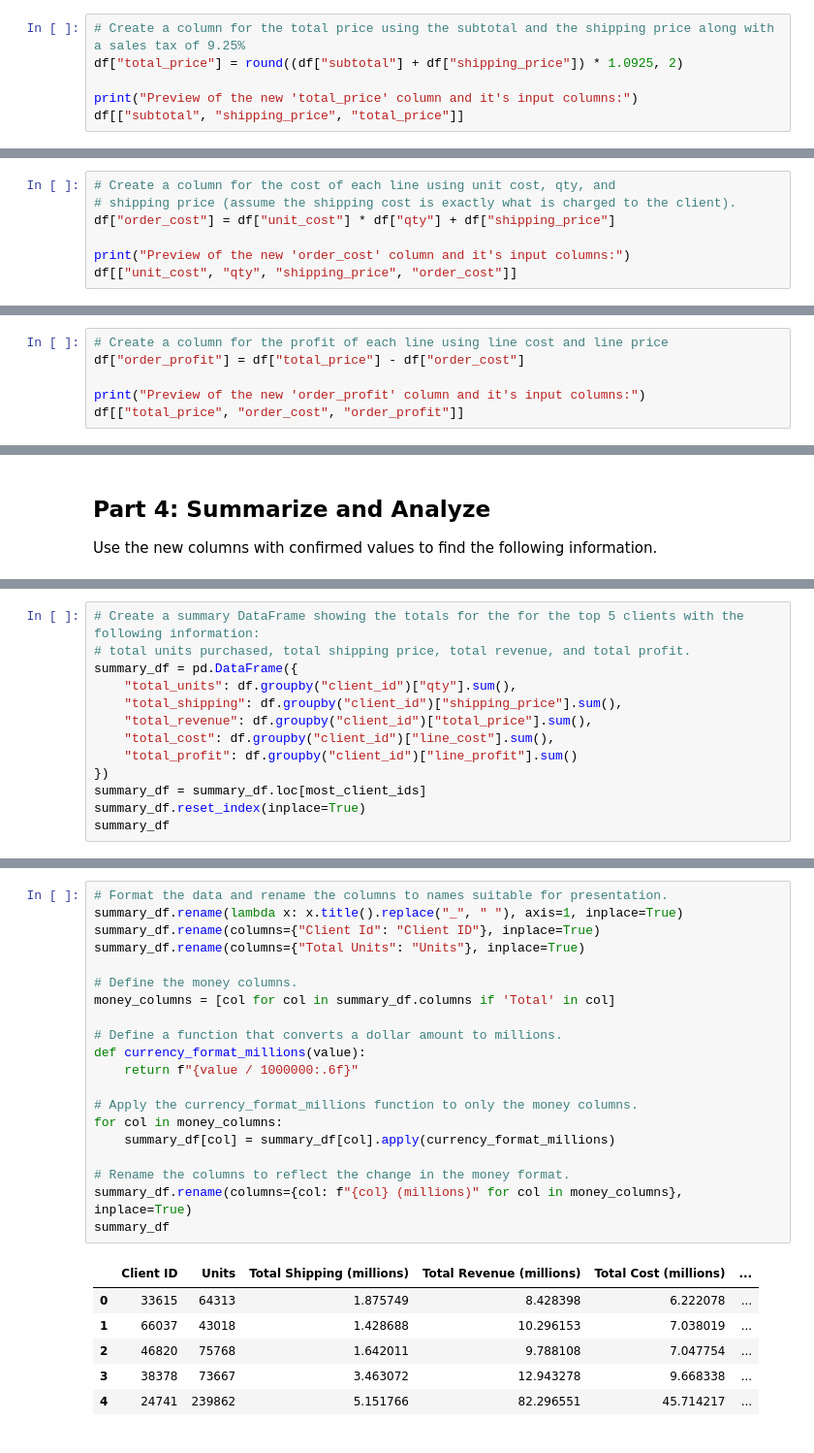
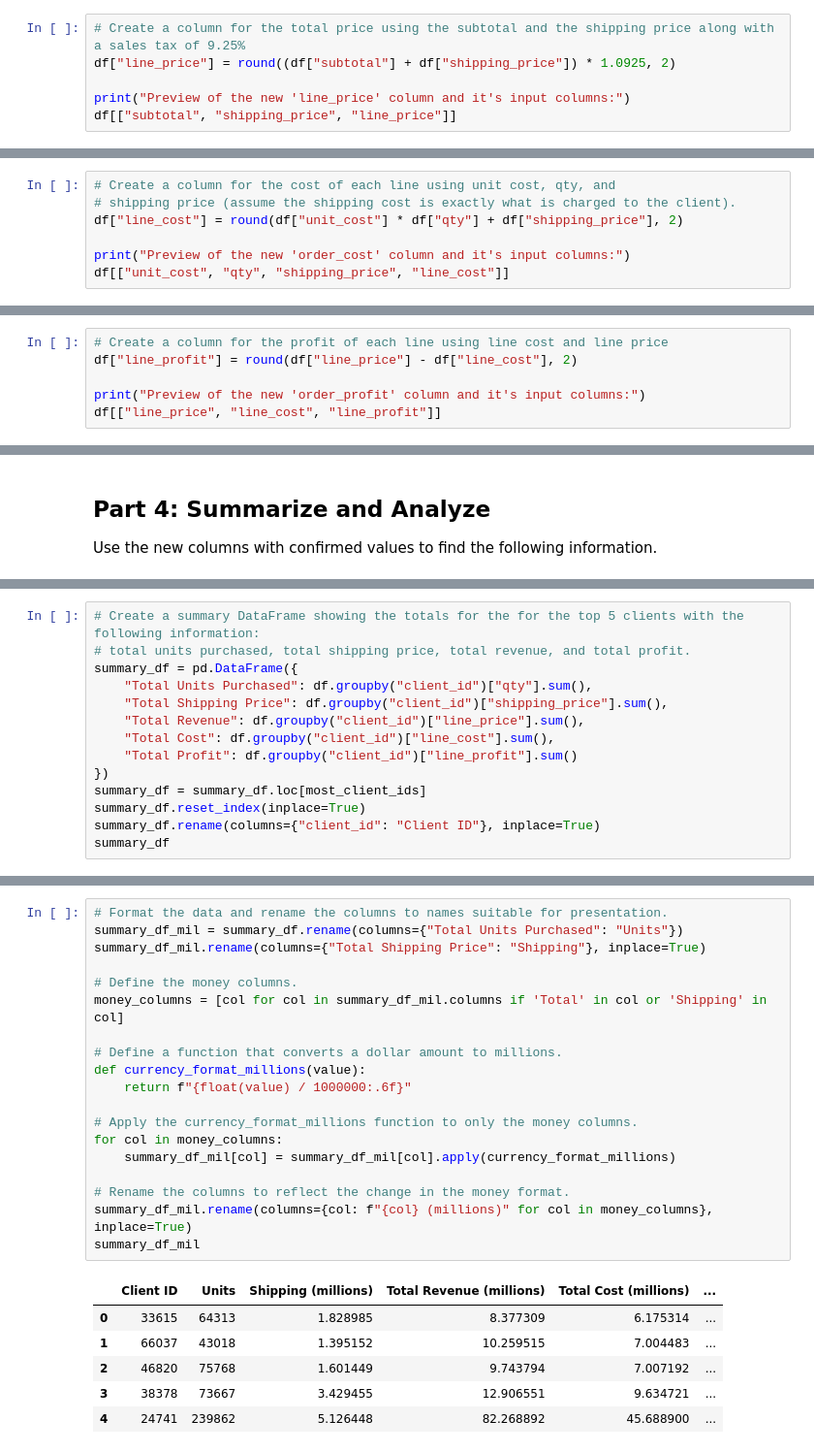
Before and after one commit to Ed-Lovera/pandas-challenge-1, a Jupyter notebook: wholesale_data_analysis_starter_code.ipynb, the cells around one changed output, grey strips where cells are left out. Shown at 97% size. Drawn from its saved outputs; the diff is of its cells as text.

```diff
--- a/wholesale_data_analysis_starter_code.ipynb
+++ b/wholesale_data_analysis_starter_code.ipynb
@@ -187,8 +187,8 @@ Preview of the new columns and their input columns:
 ### Create a column for the total price using the subtotal and the shipping price along with a sales tax of 9.25%. (6 points)
 # %%
 # Create a column for the total price using the subtotal and the shipping price along with a sales tax of 9.25%
-df["total_price"] = round((df["subtotal"] + df["shipping_price"]) * 1.0925, 2)
+df["line_price"] = round((df["subtotal"] + df["shipping_price"]) * 1.0925, 2)
 
-print("Preview of the new 'total_price' column and it's input columns:")
-df[["subtotal", "shipping_price", "total_price"]]
+print("Preview of the new 'line_price' column and it's input columns:")
+df[["subtotal", "shipping_price", "line_price"]]
 # %% [output]
@@ -212,9 +212,9 @@ Preview of the new 'total_price' column and it's input columns:
 # %%
 # Create a column for the cost of each line using unit cost, qty, and
 # shipping price (assume the shipping cost is exactly what is charged to the client).
-df["order_cost"] = df["unit_cost"] * df["qty"] + df["shipping_price"]
+df["line_cost"] = round(df["unit_cost"] * df["qty"] + df["shipping_price"], 2)
 
 print("Preview of the new 'order_cost' column and it's input columns:")
-df[["unit_cost", "qty", "shipping_price", "order_cost"]]
+df[["unit_cost", "qty", "shipping_price", "line_cost"]]
 # %% [output]
 Preview of the new 'order_cost' column and it's input columns:
@@ -236,9 +236,9 @@ Preview of the new 'order_cost' column and it's input columns:
 ### Create a column for the profit of each line using line cost and line price. (6 points)
 # %%
 # Create a column for the profit of each line using line cost and line price
-df["order_profit"] = df["total_price"] - df["order_cost"]
+df["line_profit"] = round(df["line_price"] - df["line_cost"], 2)
 
 print("Preview of the new 'order_profit' column and it's input columns:")
-df[["total_price", "order_cost", "order_profit"]]
+df[["line_price", "line_cost", "line_profit"]]
 # %% [output]
 Preview of the new 'order_profit' column and it's input columns:
@@ -295,13 +302,14 @@ Client 24741 total: 82296551.30
 # Create a summary DataFrame showing the totals for the for the top 5 clients with the following information:
 # total units purchased, total shipping price, total revenue, and total profit.
 summary_df = pd.DataFrame({
-    "total_units": df.groupby("client_id")["qty"].sum(),
-    "total_shipping": df.groupby("client_id")["shipping_price"].sum(),
-    "total_revenue": df.groupby("client_id")["total_price"].sum(),
-    "total_cost": df.groupby("client_id")["line_cost"].sum(),
-    "total_profit": df.groupby("client_id")["line_profit"].sum()
+    "Total Units Purchased": df.groupby("client_id")["qty"].sum(),
+    "Total Shipping Price": df.groupby("client_id")["shipping_price"].sum(),
+    "Total Revenue": df.groupby("client_id")["line_price"].sum(),
+    "Total Cost": df.groupby("client_id")["line_cost"].sum(),
+    "Total Profit": df.groupby("client_id")["line_profit"].sum()
 })
 summary_df = summary_df.loc[most_client_ids]
 summary_df.reset_index(inplace=True)
+summary_df.rename(columns={"client_id": "Client ID"}, inplace=True)
 summary_df
 # %% [output]
@@ -314,29 +325,28 @@ summary_df
 # %%
 # Format the data and rename the columns to names suitable for presentation.
-summary_df.rename(lambda x: x.title().replace("_", " "), axis=1, inplace=True)
-summary_df.rename(columns={"Client Id": "Client ID"}, inplace=True)
-summary_df.rename(columns={"Total Units": "Units"}, inplace=True)
+summary_df_mil = summary_df.rename(columns={"Total Units Purchased": "Units"})
+summary_df_mil.rename(columns={"Total Shipping Price": "Shipping"}, inplace=True)
 
 # Define the money columns.
-money_columns = [col for col in summary_df.columns if 'Total' in col]
+money_columns = [col for col in summary_df_mil.columns if 'Total' in col or 'Shipping' in col]
 
 # Define a function that converts a dollar amount to millions.
 def currency_format_millions(value):
-    return f"{value / 1000000:.6f}"
+    return f"{float(value) / 1000000:.6f}"
 
 # Apply the currency_format_millions function to only the money columns.
 for col in money_columns:
-    summary_df[col] = summary_df[col].apply(currency_format_millions)
+    summary_df_mil[col] = summary_df_mil[col].apply(currency_format_millions)
 
 # Rename the columns to reflect the change in the money format.
-summary_df.rename(columns={col: f"{col} (millions)" for col in money_columns}, inplace=True)
-summary_df
+summary_df_mil.rename(columns={col: f"{col} (millions)" for col in money_columns}, inplace=True)
+summary_df_mil
 # %% [output]
-|  | Client ID | Units | Total Shipping (millions) | Total Revenue (millions) | Total Cost (millions) | ... |
-| 0 | 33615 | 64313 | 1.875749 | 8.428398 | 6.222078 | ... |
-| 1 | 66037 | 43018 | 1.428688 | 10.296153 | 7.038019 | ... |
-| 2 | 46820 | 75768 | 1.642011 | 9.788108 | 7.047754 | ... |
-| 3 | 38378 | 73667 | 3.463072 | 12.943278 | 9.668338 | ... |
-| 4 | 24741 | 239862 | 5.151766 | 82.296551 | 45.714217 | ... |
+|  | Client ID | Units | Shipping (millions) | Total Revenue (millions) | Total Cost (millions) | ... |
+| 0 | 33615 | 64313 | 1.828985 | 8.377309 | 6.175314 | ... |
+| 1 | 66037 | 43018 | 1.395152 | 10.259515 | 7.004483 | ... |
+| 2 | 46820 | 75768 | 1.601449 | 9.743794 | 7.007192 | ... |
+| 3 | 38378 | 73667 | 3.429455 | 12.906551 | 9.634721 | ... |
+| 4 | 24741 | 239862 | 5.126448 | 82.268892 | 45.688900 | ... |
 # %%
 # Sort the updated data by "Total Profit (millions)" form highest to lowest and assign the sort to a new DatFrame.
```
Also changed, not shown: parts of 16 cells of this notebook.
